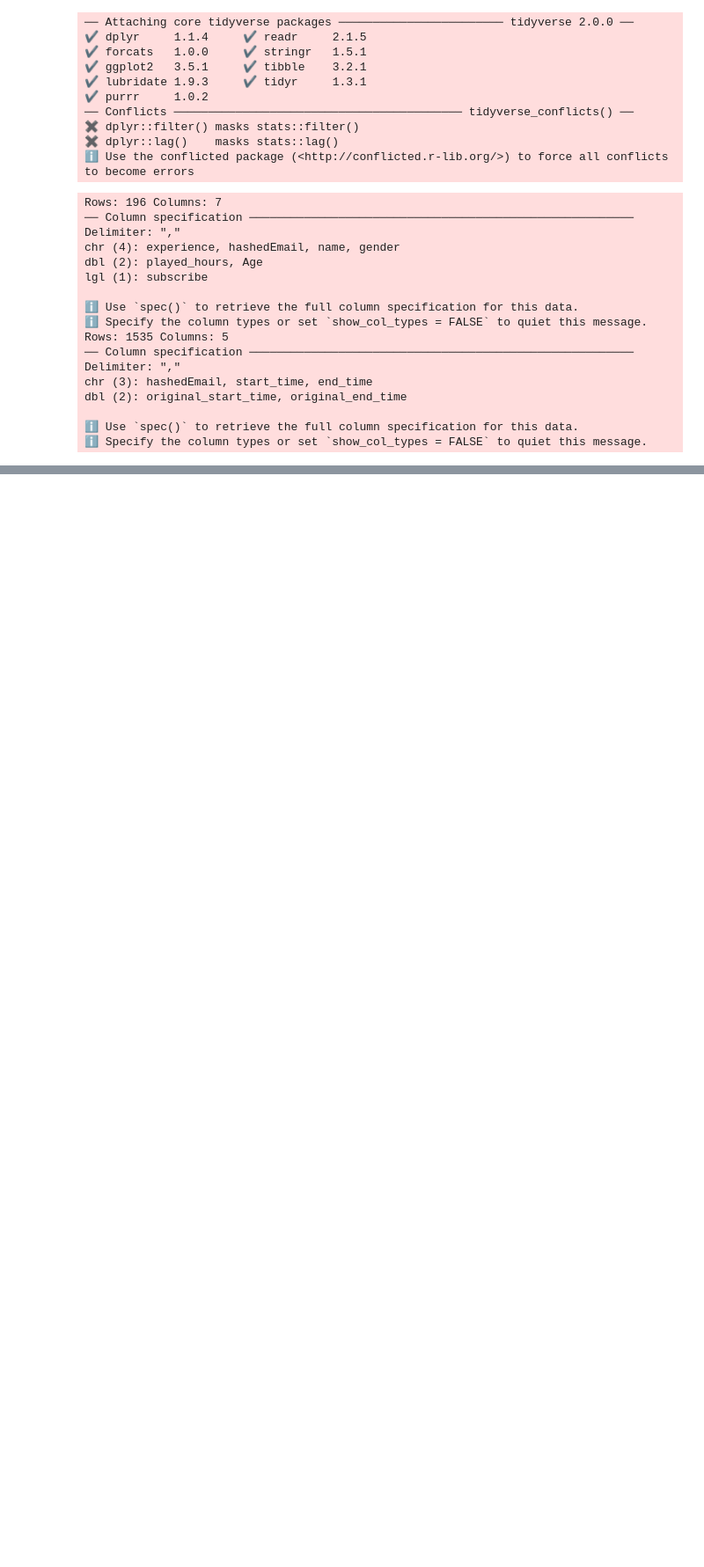
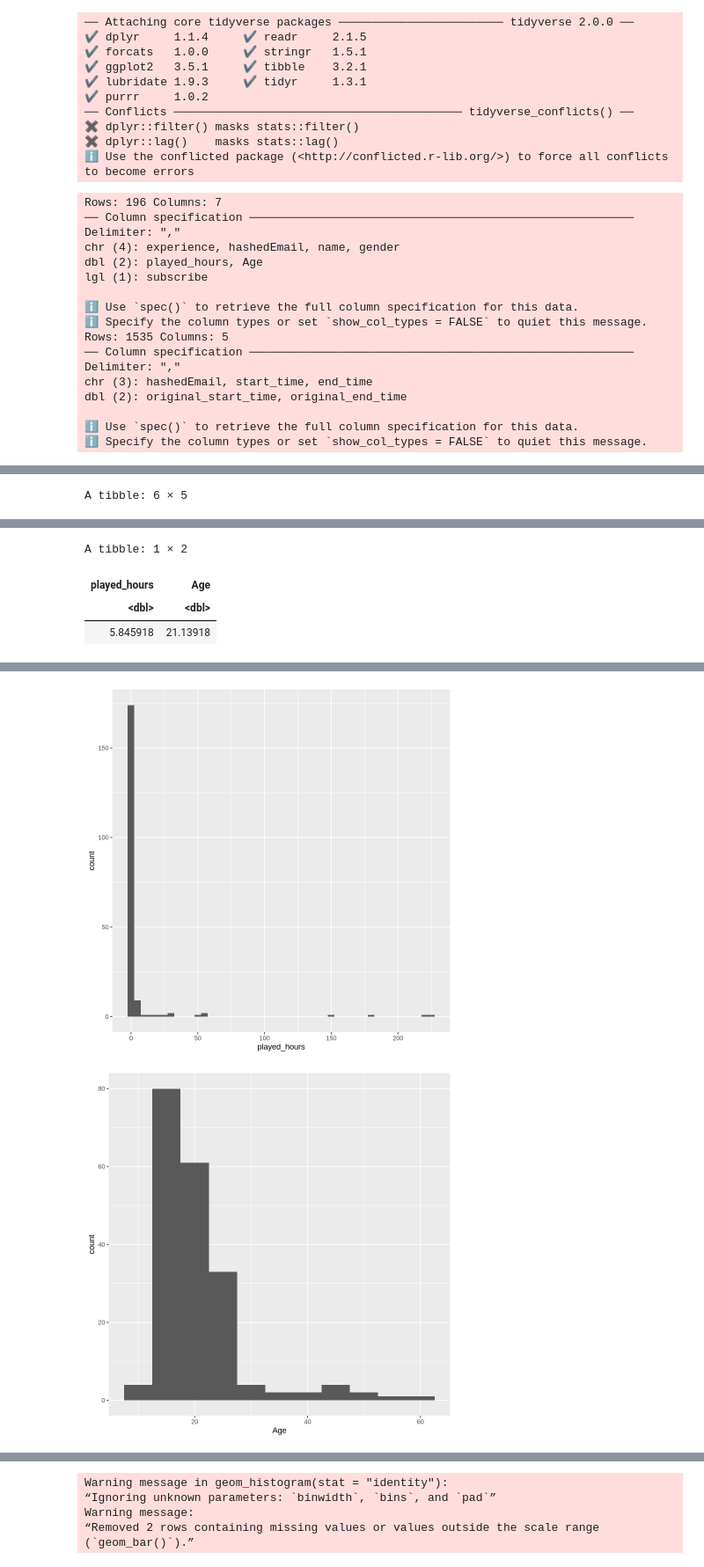
Before and after one commit to chrislee330/dsci-100-project-indiv, a Jupyter notebook: individual.ipynb, the cells around one changed output, grey strips where cells are left out. Shown at 88% size. Cells and saved outputs as stored; diff of their text form; code cells hidden in the pictures; blank space fills up the shorter version.

```diff
--- a/individual.ipynb
+++ b/individual.ipynb
@@ -215,0 +240,33 @@ Caused by warning:
+# %%
+head(player_data)
+head(session_data)
+
+player_mean <- player_data |>
+    select(played_hours, Age) |>
+    map_dfr(mean, na.rm = TRUE)
+player_mean
+# Age distribution
+player_data |>
+    ggplot(aes(x = played_hours)) +
+    geom_histogram(binwidth = 5)
+# Played hours distribution
+player_data |>
+    ggplot(aes(x = Age)) +
+    geom_histogram(binwidth = 5)
+# Subscription rate by experience
+player_data |>
+    ggplot(aes(x = experience, fill = subscribe)) +
+    geom_bar(position = "fill")
+# Subscription rate by gender
+player_data |>
+    ggplot(aes(x = experience, fill = gender)) +
+    geom_bar(position = "fill")
+# played hours vs subscription
+player_data |>
+    ggplot(aes(x = subscribe, y = played_hours)) +
+    geom_bar(stat = "identity")
+# Age vs played_hours
+player_data |>
+    ggplot(aes(x = Age, y = played_hours, fill = subscribe)) +
+    geom_histogram(stat = "identity")
+# %% [output]
@@ -215,0 +282 @@ Caused by warning:
+A tibble: 6 × 5
@@ -215,0 +291,4 @@ Caused by warning:
+A tibble: 1 × 2
+| played_hours | Age |
+| <dbl> | <dbl> |
+| 5.845918 | 21.13918 |
@@ -215,0 +297,2 @@ Caused by warning:
+[figure, added]
+[figure, added]
@@ -215,0 +301,5 @@ Caused by warning:
+Warning message in geom_histogram(stat = "identity"):
+“Ignoring unknown parameters: `binwidth`, `bins`, and `pad`”
+Warning message:
+“Removed 2 rows containing missing values or values outside the scale range
+(`geom_bar()`).”
```
Also changed, not shown: parts of 10 cells of this notebook.
